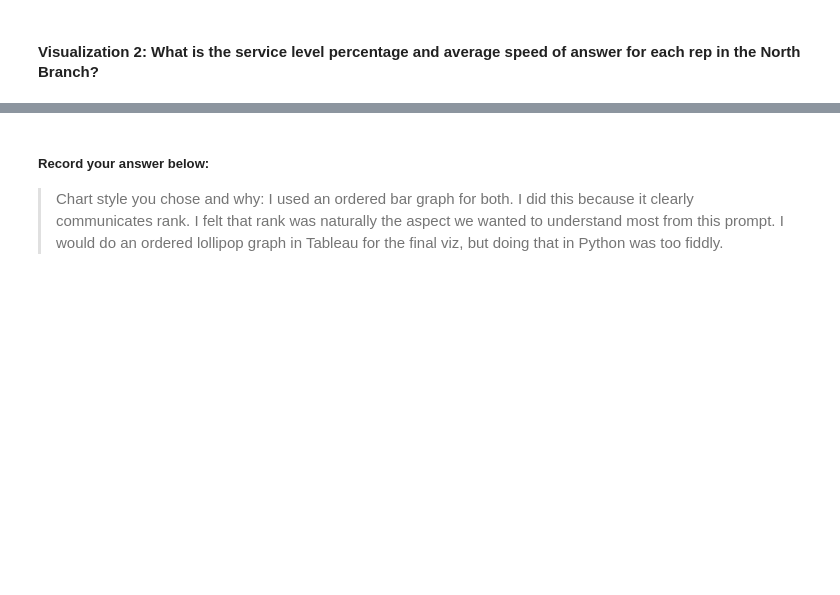
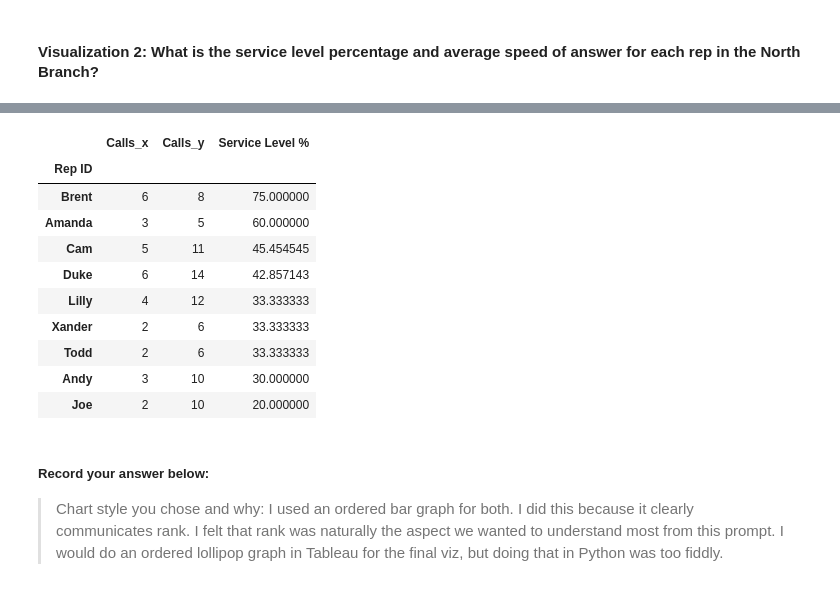
Before and after one commit to icosahedrum/call-center-cleanup-assignment, a Jupyter notebook: Call_Center_Cleanup.ipynb, the cells around one changed output, grey strips where cells are left out. Drawn from its saved outputs; the diff is of its cells as text; code cells hidden in the pictures; blank space fills up the shorter version.

```diff
--- a/Call_Center_Cleanup.ipynb
+++ b/Call_Center_Cleanup.ipynb
@@ -527,5 +540,50 @@ Text(0.5, 1.0, 'Avg Wait Time by Representative')
 [figure]
 [figure]
+# %%
+# Create visualization 2 here
+# north_plt contains the data you need for the average speed of answer of each rep
+
+north = north_df.drop(['Unnamed: 0'], axis=1)
+
+north_plt = north.groupby("Rep ID")["Incoming Wait Time"].mean().to_frame().reset_index()
+
+# Finding each Rep's Personal Service Level Percentage.  Basically, Calls within 2 secs / total calls
+
+# Table 1: Total Incoming calls less than 2 seconds grouped by Rep
+quick_calls = north[north["Incoming Wait Time"] <= 2.0]
+quick_reps = quick_calls[["Rep ID", "Calls"]]
+quick_stats = quick_reps.groupby(["Rep ID"]).sum()  # Final Table
+
+
+# Table 2: Total Incoming Calls Only grouped by Rep
+total_calls_in = north[north["Incoming or Outgoing"] == "Incoming"]
+rep_calls = total_calls_in[["Rep ID", "Calls"]]
+total_stats = rep_calls.groupby(["Rep ID"]).sum() # Final Table
+
+#  Table 3: Service Level Percentage created via merge
+service_level = pd.merge(quick_stats, total_stats, on="Rep ID")
+
+# Create Percentage Column in Table 3
+service_level["Service Level %"] = service_level["Calls_x"]/service_level["Calls_y"] * 100
+
+
+service_level = service_level.sort_values('Service Level %', ascending=False)
+service_level
+#Your Code Here:
+
+# This whole section is just me troubleshooting the above question because of an error I made. This section can be safely ignored but sheds light into my troubleshooting if needed.
+# %% [output]
+|  | Calls_x | Calls_y | Service Level % |
+| Rep ID |  |  |  |
+| Brent | 6 | 8 | 75.000000 |
+| Amanda | 3 | 5 | 60.000000 |
+| Cam | 5 | 11 | 45.454545 |
+| Duke | 6 | 14 | 42.857143 |
+| Lilly | 4 | 12 | 33.333333 |
+| Xander | 2 | 6 | 33.333333 |
+| Todd | 2 | 6 | 33.333333 |
+| Andy | 3 | 10 | 30.000000 |
+| Joe | 2 | 10 | 20.000000 |
 # %% [markdown]
 ##### Record your answer below:
 
```
Also changed, not shown: parts of 8 cells of this notebook.
